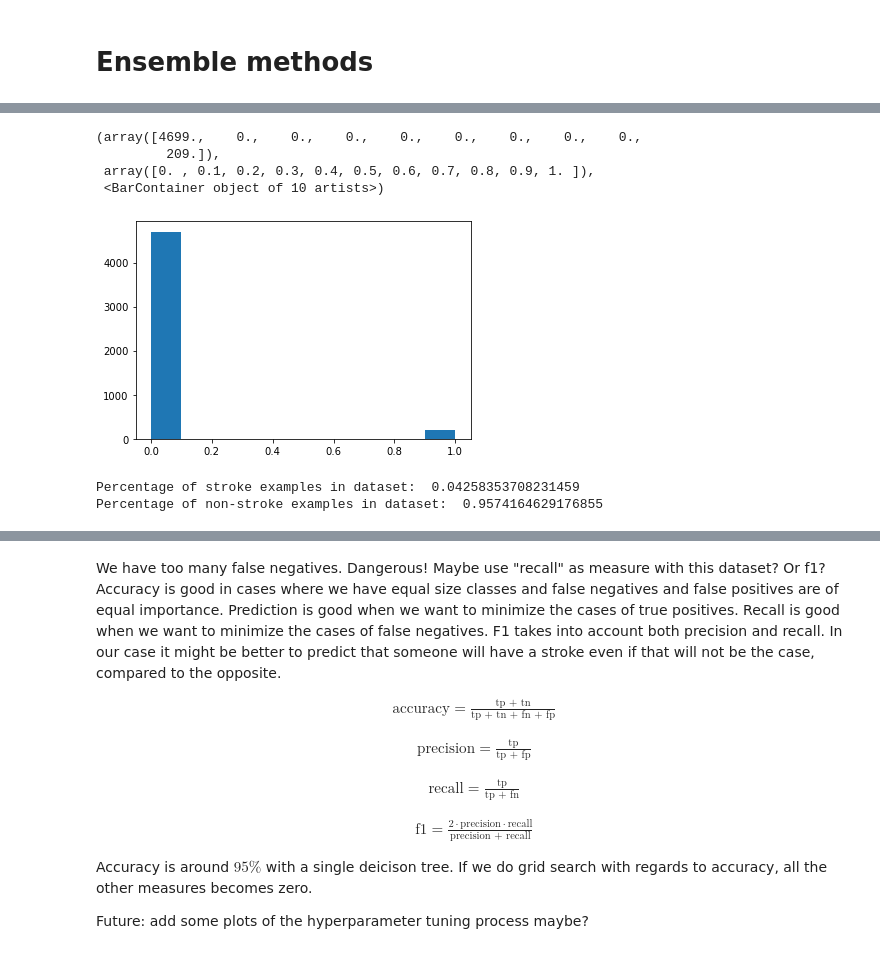
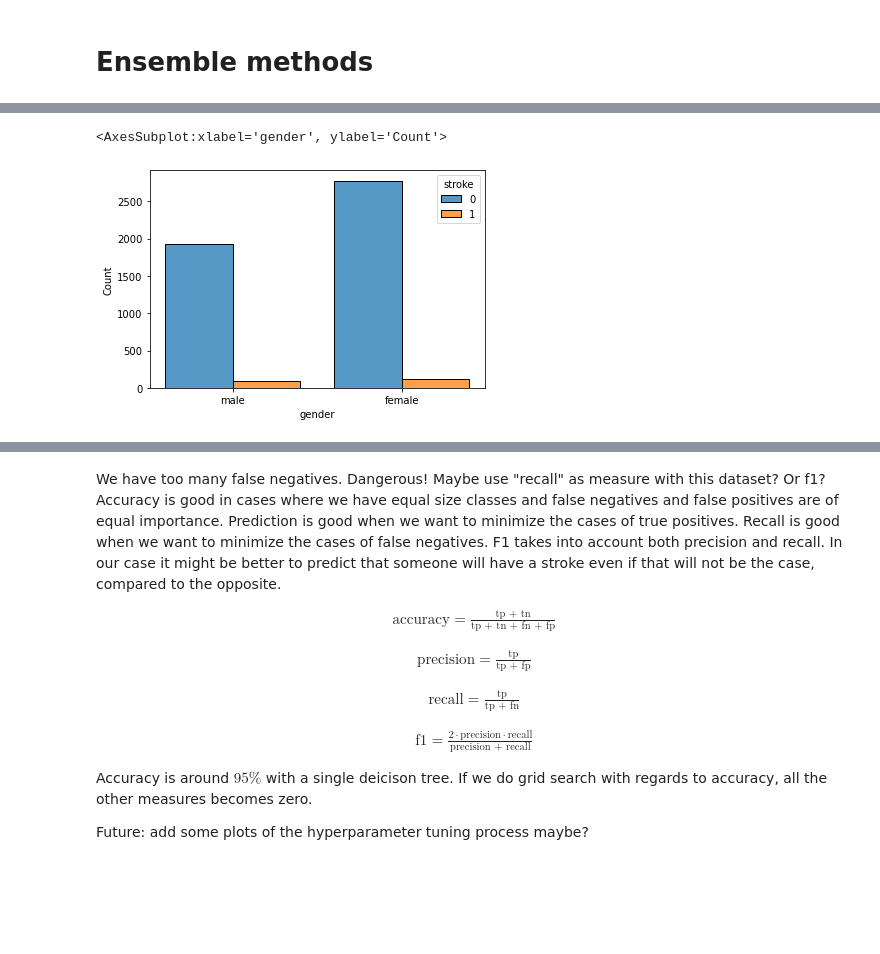
Before and after one commit to ebbeberge/stroke-classification, a Jupyter notebook: ensemble_methods.ipynb, the cells around one changed output, grey strips where cells are left out. Saved outputs shown, nothing was run; the diff lists cells and outputs as text; code cells hidden in the pictures; blank space fills up the shorter version.

```diff
--- a/ensemble_methods.ipynb
+++ b/ensemble_methods.ipynb
@@ -70,17 +60,7 @@ plt.hist(df[df.stroke == 0].age)
-# %%
-# Very skrewed in favor of not having a stroke.
-# It is going to be very hard to predict the people having a stroke
-# We cannot use accuracy, as this will give us a good result by simply classifying everyone as not getting a stroke
-plt.hist(df.stroke)
-# %% [output]
-(array([4699.,    0.,    0.,    0.,    0.,    0.,    0.,    0.,    0.,
-         209.]),
- array([0. , 0.1, 0.2, 0.3, 0.4, 0.5, 0.6, 0.7, 0.8, 0.9, 1. ]),
- <BarContainer object of 10 artists>)
-[figure, removed]
-# %%
-print("Percentage of stroke examples in dataset: ", df[df.stroke == 1].shape[0]/df.shape[0])
-print("Percentage of non-stroke examples in dataset: ", df[df.stroke == 0].shape[0]/df.shape[0])
-# %% [output]
-Percentage of stroke examples in dataset:  0.04258353708231459
-Percentage of non-stroke examples in dataset:  0.9574164629176855
+# %%
+a = df
+a.gender = np.where(df.gender == 1, "female", "male")
+sns.histplot(data=a, x="gender", hue="stroke", multiple="dodge", shrink=.8)
+# %% [output]
+<AxesSubplot:xlabel='gender', ylabel='Count'>
+[figure, added]
```
Also changed, not shown: parts of 39 cells of this notebook.
